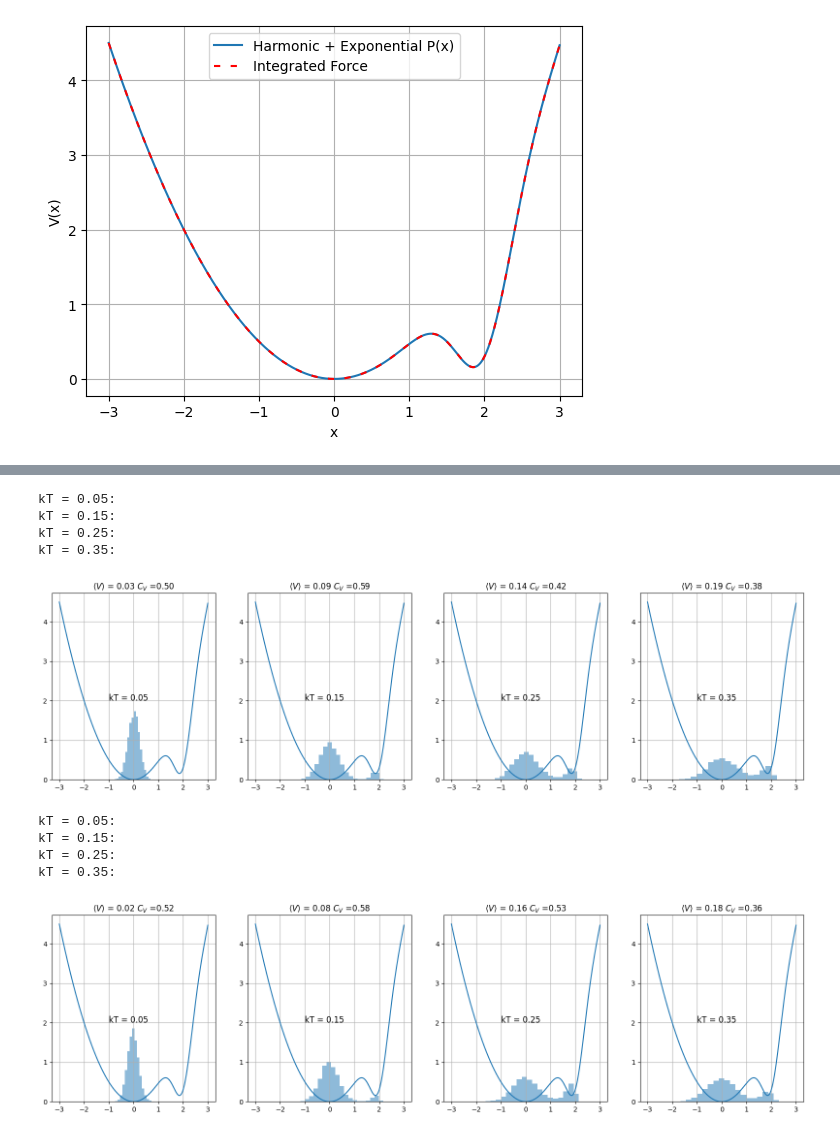
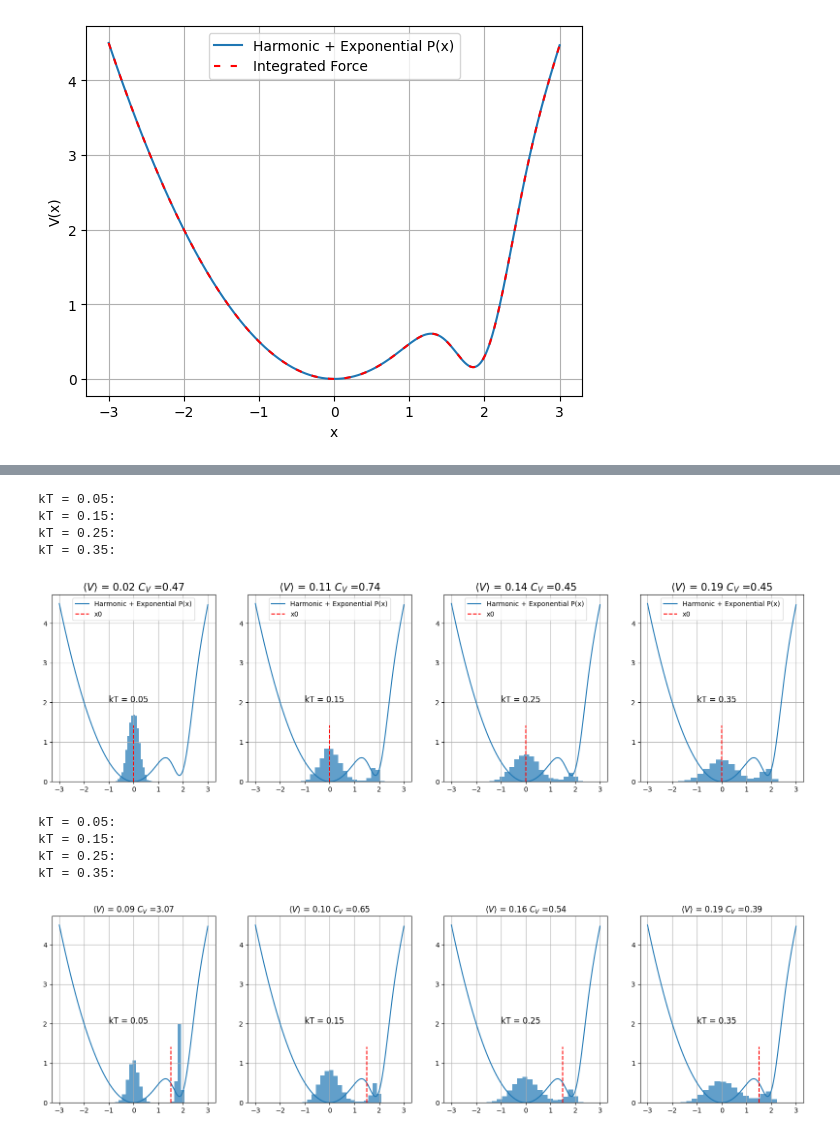
Before and after one commit to TobiasJohannessen/TobiasJohannessen.github.io, a Jupyter notebook: Computational Physics/Exercises/Week 5/Exercise 25.ipynb, the cells around one changed output, grey strips where cells are left out. Saved outputs shown, nothing was run; the diff lists cells and outputs as text; code cells hidden in the pictures.

```diff
--- a/Computational Physics/Exercises/Week 5/Exercise 25.ipynb
+++ b/Computational Physics/Exercises/Week 5/Exercise 25.ipynb
@@ -73,38 +97,40 @@ V_avg_MC = 0.19273978118097287
 # Metropolis Monte Carlo
 
 # Direct integration and Metropolis Monte Carlo to evaluate the thermally averaged potential energy
 
 kTs = [0.05, 0.15, 0.25, 0.35]
 
 
 
 Custom_Potentials = [CustomPotential(x0 = 0, x1 = 2, A = -1.7, B = 1/2, x_range=[-3,3], kT = kT, N_bins=60) for kT in kTs]
 
 fig, axs = plt.subplots(1,4, figsize = (20,5))
 
 for potential, ax, kT in zip(Custom_Potentials, axs, kTs):
     potential.plot_V(ax)
     #potential.plot_P(ax)
     print(f'kT = {kT}:')
-    xs, V_avg, C_V = potential.constant_temp_MD(x0 = 0, N = 10000, m=1, dt=0.01)
+    ax.axvline(0, ymax=0.3, color='red', ls='--', label='x0')
+    xs, V_avg, C_V = potential.constant_temp_MD_1d(x0 = 0, N = 10000, m=1, dt=0.01)
     hist, bins = np.histogram(xs, bins=20, density=True)
     bin_centers = (bins[:-1] + bins[1:])/2
     bar_width = bins[1] - bins[0]
-    ax.bar(bin_centers, hist, width = bar_width, alpha=0.5)
-    ax.set_title(r'$\langle V \rangle$ = ' + f'{V_avg:.2f} ' + r'$C_V$ =' +f'{C_V:.2f}')
+    ax.bar(bin_centers, hist, width = bar_width, alpha=0.7)
+    ax.set_title(r'$\langle V \rangle$ = ' + f'{V_avg:.2f} ' + r'$C_V$ =' +f'{C_V:.2f}', fontsize=15)
     ax.text(-1, 2, f'kT = {kT}', fontsize=12)
     ax.grid()
+    ax.legend()
 
 
 
 
-#plt.savefig('Figures/CustomPotential, Varying T, MD, x=x0.png')
+save_plot(fig,'CustomPotential, Varying T, MD, x = x0.png')
 # %% [output]
 kT = 0.05:
 kT = 0.15:
 kT = 0.25:
 kT = 0.35:
-[figure, old version]
+[figure, new version]
 # %%
 # Metropolis Monte Carlo
 
@@ -124,11 +150,12 @@ for potential, ax, kT in zip(Custom_Potentials, axs, kTs):
     potential.plot_V(ax)
     #potential.plot_P(ax)
     print(f'kT = {kT}:')
-    xs, V_avg, C_V = potential.constant_temp_MD(x0 = 1.3, N = 10000, m=1, dt=0.01)
+    ax.axvline(1.5, ymax=0.3, color='red', ls='--', label='x0')
+    xs, V_avg, C_V = potential.constant_temp_MD_1d(x0 = 1.5, N = 10000, m=1, dt=0.01)
     hist, bins = np.histogram(xs, bins=20, density=True)
     bin_centers = (bins[:-1] + bins[1:])/2
     bar_width = bins[1] - bins[0]
-    ax.bar(bin_centers, hist, width = bar_width, alpha=0.5)
+    ax.bar(bin_centers, hist, width = bar_width, alpha=0.7)
     ax.set_title(r'$\langle V \rangle$ = ' + f'{V_avg:.2f} ' + r'$C_V$ =' +f'{C_V:.2f}')
     ax.text(-1, 2, f'kT = {kT}', fontsize=12)
     ax.grid()
@@ -136,10 +163,10 @@ for potential, ax, kT in zip(Custom_Potentials, axs, kTs):
 
 
 
-#plt.savefig('Figures/CustomPotential, Varying T, MD, x = x1.png')
+save_plot(fig,'CustomPotential, Varying T, MD, x = x1.png')
 # %% [output]
 kT = 0.05:
 kT = 0.15:
 kT = 0.25:
 kT = 0.35:
-[figure, old version]
+[figure, new version]
```
Also changed, not shown: parts of 5 cells of this notebook, 25 other files.
